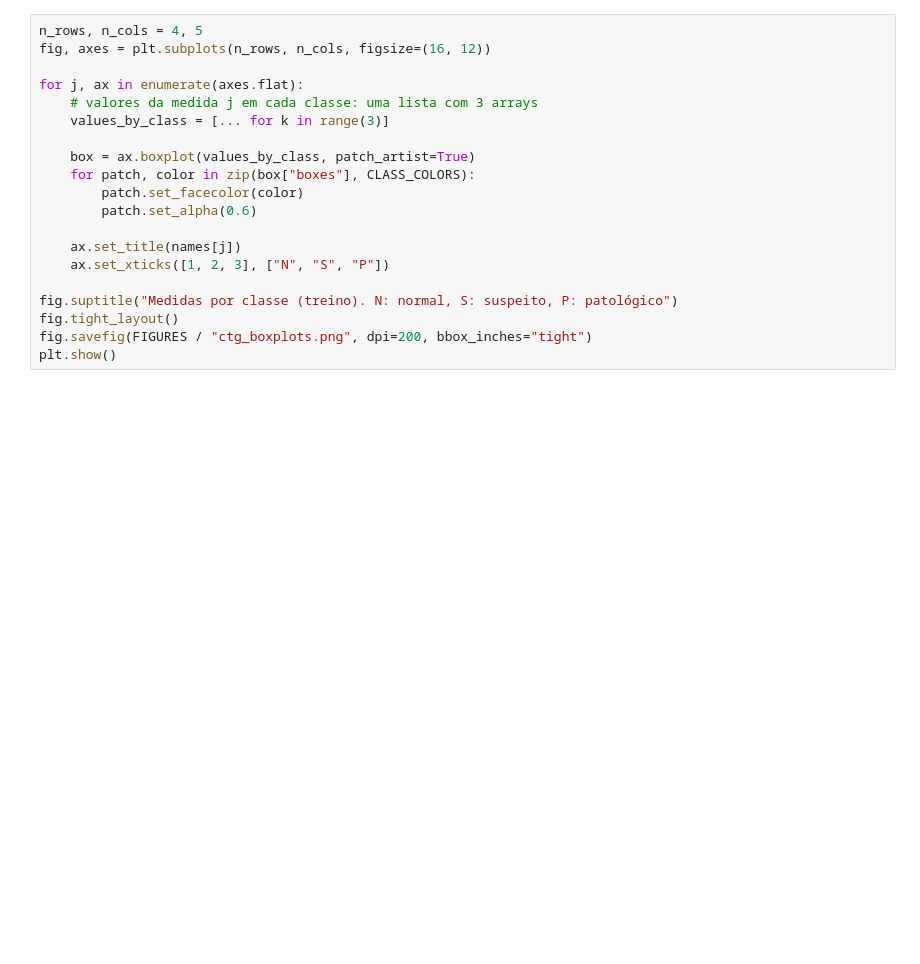
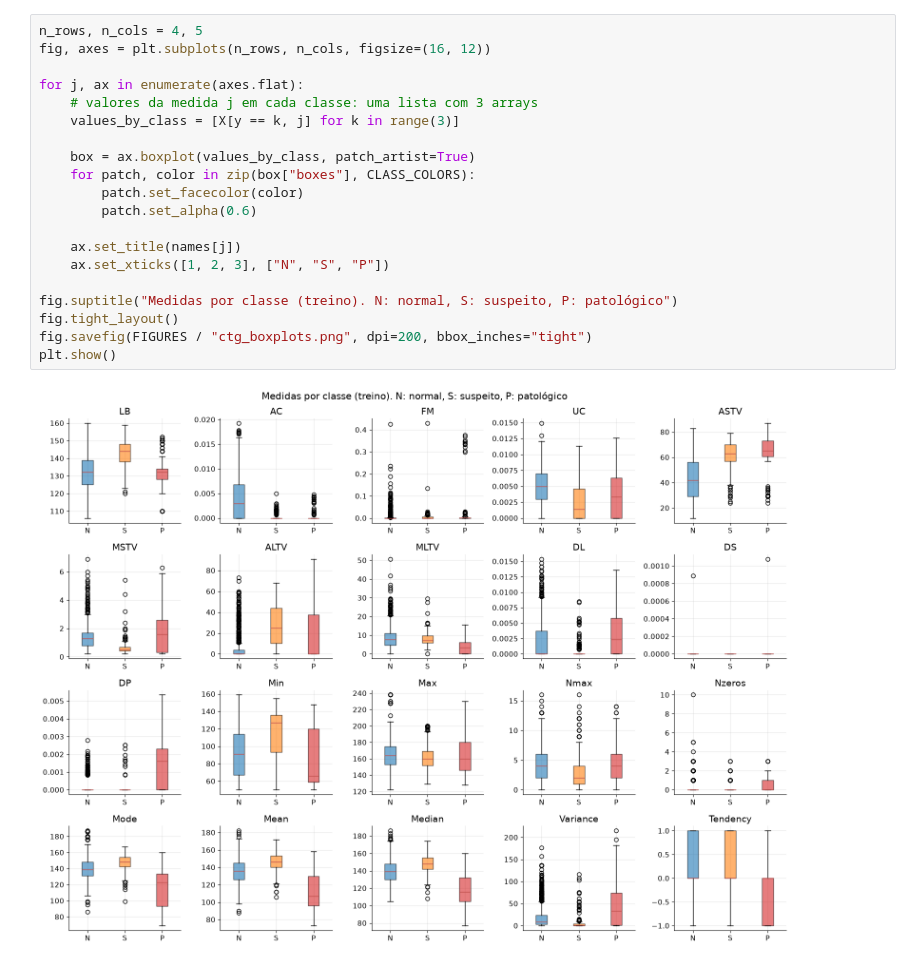
Before and after one commit to ml1-impatech/statstech-analise, a Jupyter notebook: notebooks/ctg_exploration.ipynb, the cells around one changed output. Cells and saved outputs as stored; diff of their text form; blank space fills up the shorter version.

```diff
--- a/notebooks/ctg_exploration.ipynb
+++ b/notebooks/ctg_exploration.ipynb
@@ -37,20 +37,22 @@ NameError: name 'y' is not defined
 # %%
 n_rows, n_cols = 4, 5
 fig, axes = plt.subplots(n_rows, n_cols, figsize=(16, 12))
 
 for j, ax in enumerate(axes.flat):
     # valores da medida j em cada classe: uma lista com 3 arrays
-    values_by_class = [... for k in range(3)]
+    values_by_class = [X[y == k, j] for k in range(3)]
 
     box = ax.boxplot(values_by_class, patch_artist=True)
     for patch, color in zip(box["boxes"], CLASS_COLORS):
         patch.set_facecolor(color)
         patch.set_alpha(0.6)
 
     ax.set_title(names[j])
     ax.set_xticks([1, 2, 3], ["N", "S", "P"])
 
 fig.suptitle("Medidas por classe (treino). N: normal, S: suspeito, P: patológico")
 fig.tight_layout()
 fig.savefig(FIGURES / "ctg_boxplots.png", dpi=200, bbox_inches="tight")
 plt.show()
+# %% [output]
+[figure, added]
```
Also changed, not shown: parts of 3 cells of this notebook, 2 other files.
